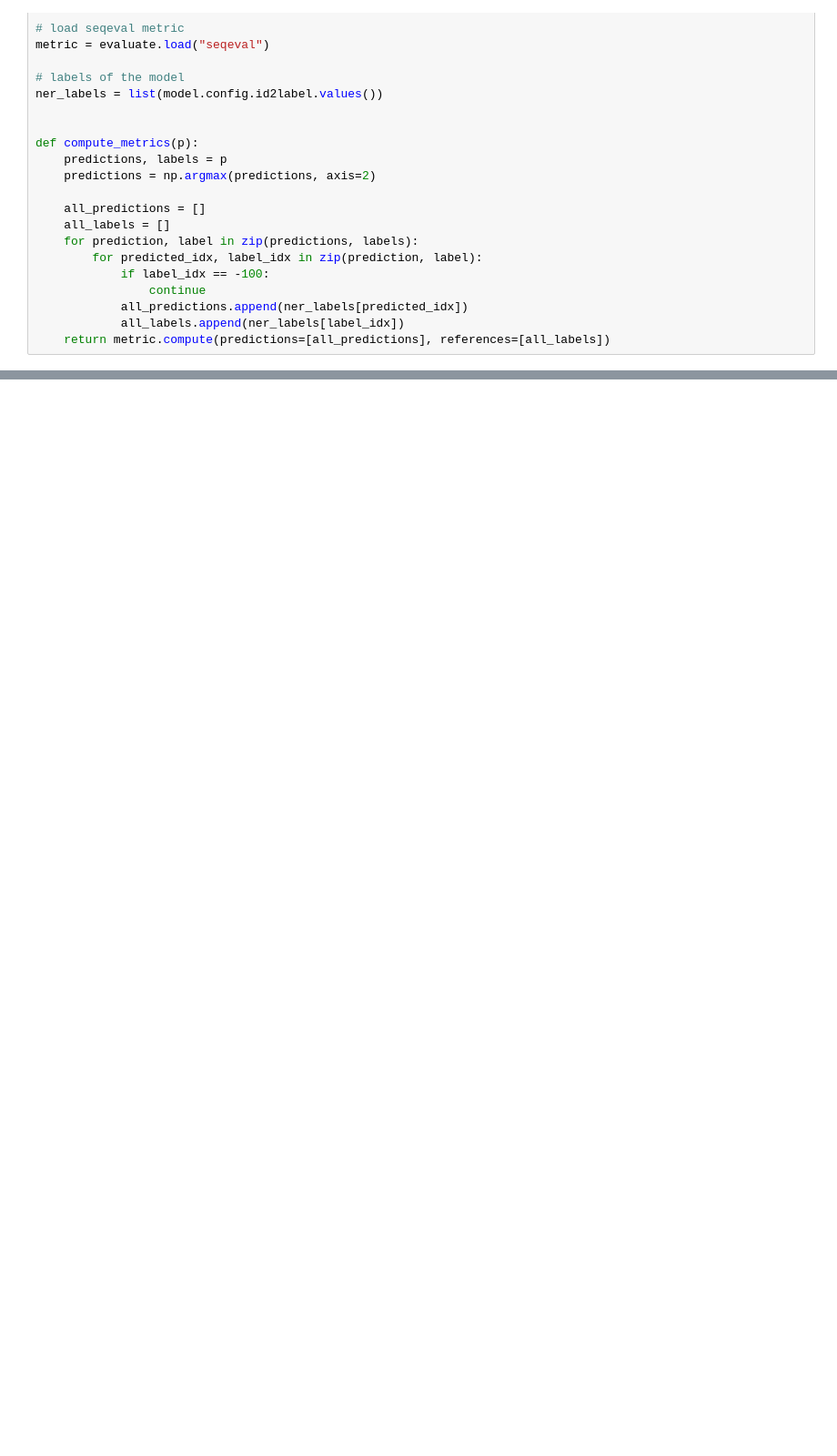
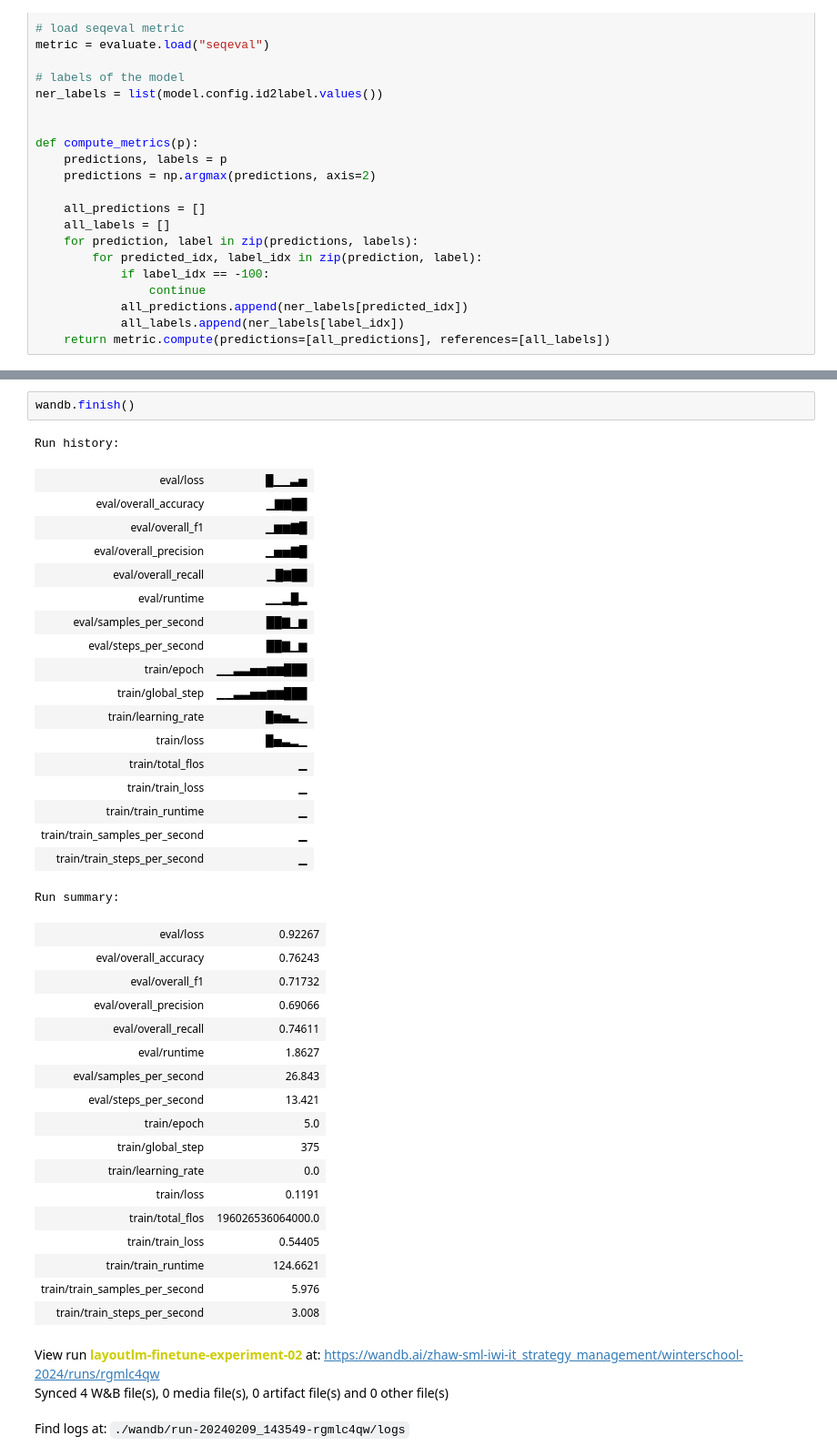
Before and after one commit to umairahmedq/ws-2024-agents, a Jupyter notebook: 01_Finetuning_LayoutLM.ipynb, the cells around one changed output, grey strips where cells are left out. Shown: that part at 91% size. Drawn from its saved outputs; the diff is of its cells as text; blank space fills up the shorter version.

```diff
--- a/01_Finetuning_LayoutLM.ipynb
+++ b/01_Finetuning_LayoutLM.ipynb
@@ -194,0 +213,42 @@ TrainOutput(global_step=75, training_loss=1.495804443359375, metrics={'train_run
+# %%
+wandb.finish()
+# %% [output]
+Run history:
+| eval/loss | █▁▁▃▅ |
+| eval/overall_accuracy | ▁▇▇██ |
+| eval/overall_f1 | ▁▆▆▇█ |
+| eval/overall_precision | ▁▅▅▇█ |
+| eval/overall_recall | ▁█▇██ |
+| eval/runtime | ▁▁▂█▂ |
+| eval/samples_per_second | ██▇▁▆ |
+| eval/steps_per_second | ██▇▁▆ |
+| train/epoch | ▁▁▃▃▅▅▆▆███ |
+| train/global_step | ▁▁▃▃▅▅▆▆███ |
+| train/learning_rate | █▆▅▃▁ |
+| train/loss | █▅▃▂▁ |
+| train/total_flos | ▁ |
+| train/train_loss | ▁ |
+| train/train_runtime | ▁ |
+| train/train_samples_per_second | ▁ |
+| train/train_steps_per_second | ▁ |
+Run summary:
+| eval/loss | 0.92267 |
+| eval/overall_accuracy | 0.76243 |
+| eval/overall_f1 | 0.71732 |
+| eval/overall_precision | 0.69066 |
+| eval/overall_recall | 0.74611 |
+| eval/runtime | 1.8627 |
+| eval/samples_per_second | 26.843 |
+| eval/steps_per_second | 13.421 |
+| train/epoch | 5.0 |
+| train/global_step | 375 |
+| train/learning_rate | 0.0 |
+| train/loss | 0.1191 |
+| train/total_flos | 196026536064000.0 |
+| train/train_loss | 0.54405 |
+| train/train_runtime | 124.6621 |
+| train/train_samples_per_second | 5.976 |
+| train/train_steps_per_second | 3.008 |
+View run layoutlm-finetune-experiment-02 at: https://wandb.ai/zhaw-sml-iwi-it_strategy_management/winterschool-2024/runs/rgmlc4qw
+Synced 4 W&B file(s), 0 media file(s), 0 artifact file(s) and 0 other file(s)
+Find logs at: ./wandb/run-20240209_143549-rgmlc4qw/logs
```
Also changed, not shown: parts of 5 cells of this notebook.
